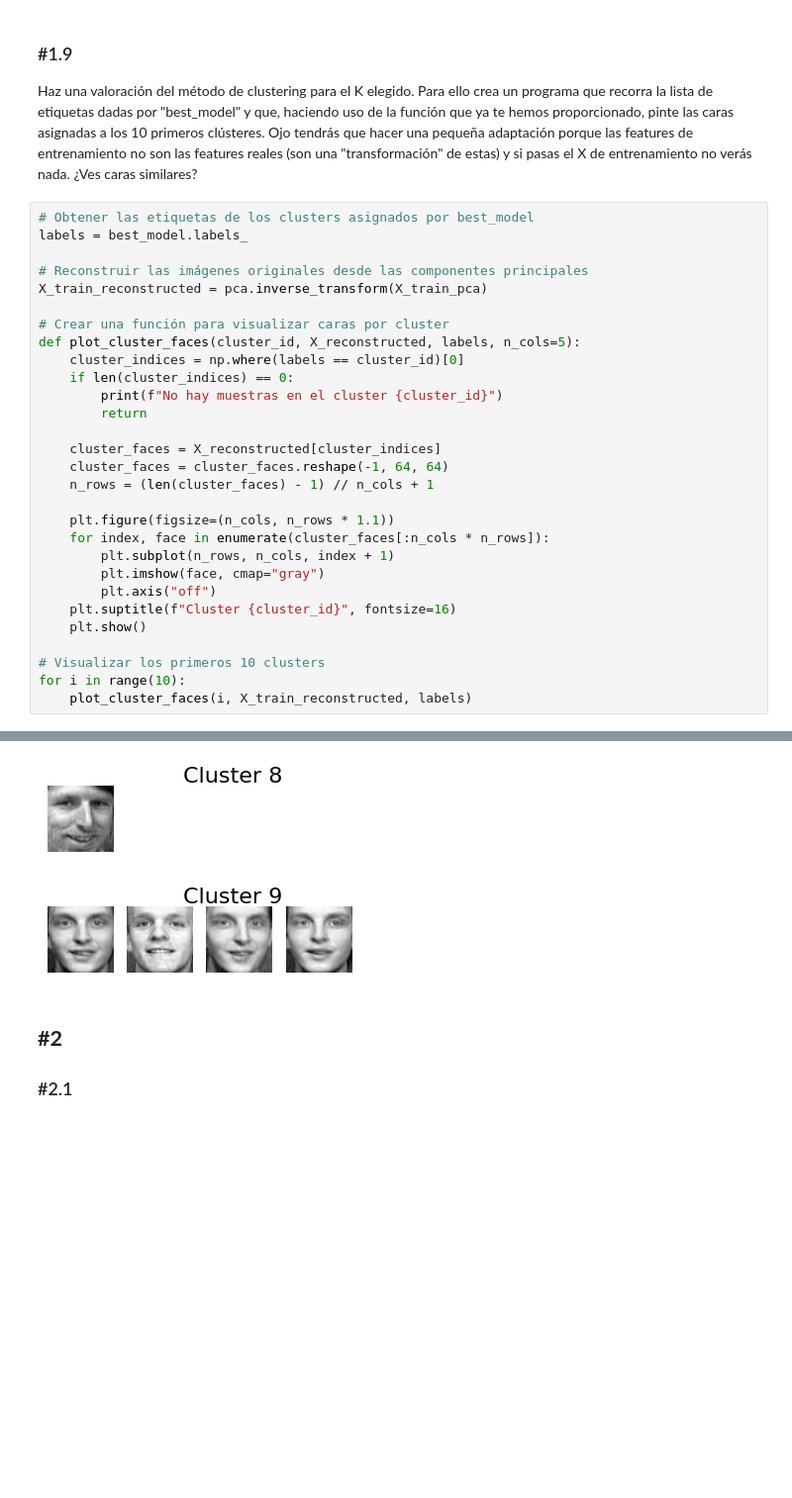
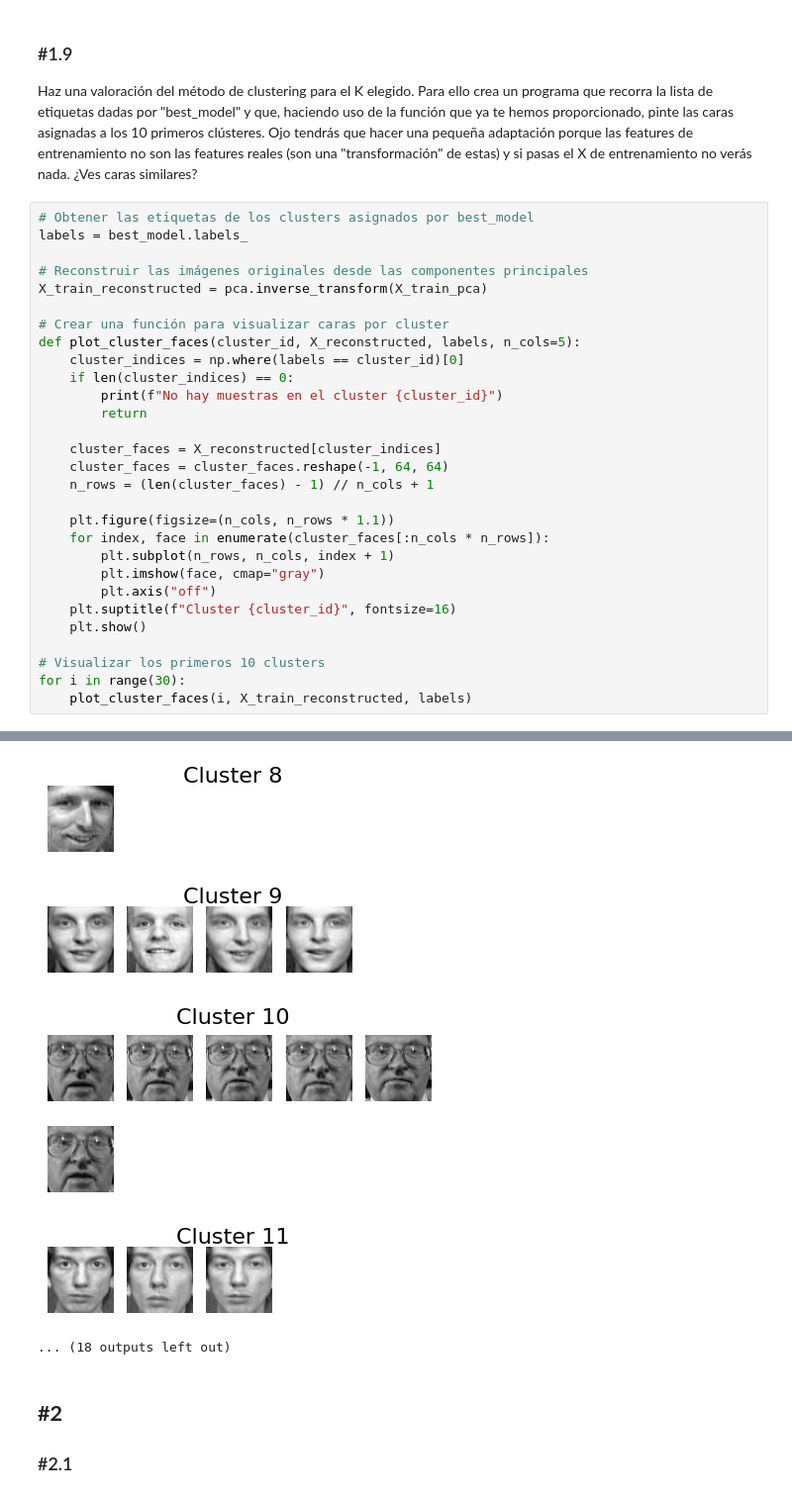
Before and after one commit to apvwbm/ONLINE_DS_THEBRIDGE_FILES, a Jupyter notebook: Sprints/13_ML_Modelos_No_Supervisados_Clustering/Unidad_01/Practica_Obligatoria/18_Practica_Obligatoria_Clustering_I.ipynb, the cells around one changed output, grey strips where cells are left out. Shown at 99% size. Drawn from its saved outputs; the diff is of its cells as text; blank space fills up the shorter version.

```diff
--- a/Sprints/13_ML_Modelos_No_Supervisados_Clustering/Unidad_01/Practica_Obligatoria/18_Practica_Obligatoria_Clustering_I.ipynb
+++ b/Sprints/13_ML_Modelos_No_Supervisados_Clustering/Unidad_01/Practica_Obligatoria/18_Practica_Obligatoria_Clustering_I.ipynb
@@ -272,34 +267,37 @@ def plot_cluster_faces(cluster_id, X_reconstructed, labels, n_cols=5):
     cluster_indices = np.where(labels == cluster_id)[0]
     if len(cluster_indices) == 0:
         print(f"No hay muestras en el cluster {cluster_id}")
         return
 
     cluster_faces = X_reconstructed[cluster_indices]
     cluster_faces = cluster_faces.reshape(-1, 64, 64)
     n_rows = (len(cluster_faces) - 1) // n_cols + 1
 
     plt.figure(figsize=(n_cols, n_rows * 1.1))
     for index, face in enumerate(cluster_faces[:n_cols * n_rows]):
         plt.subplot(n_rows, n_cols, index + 1)
         plt.imshow(face, cmap="gray")
         plt.axis("off")
     plt.suptitle(f"Cluster {cluster_id}", fontsize=16)
     plt.show()
 
 # Visualizar los primeros 10 clusters
-for i in range(10):
+for i in range(30):
     plot_cluster_faces(i, X_train_reconstructed, labels)
 # %% [output]
 [figure]
 [figure]
 [figure]
 [figure]
 [figure]
 [figure]
 [figure]
 [figure]
 [figure]
 [figure]
+[figure, added]
+[figure, added]
+... (18 outputs left out)
 # %% [markdown]
 ## **#2**
 
```
Also changed, not shown: parts of 4 cells of this notebook, 2 other files.
